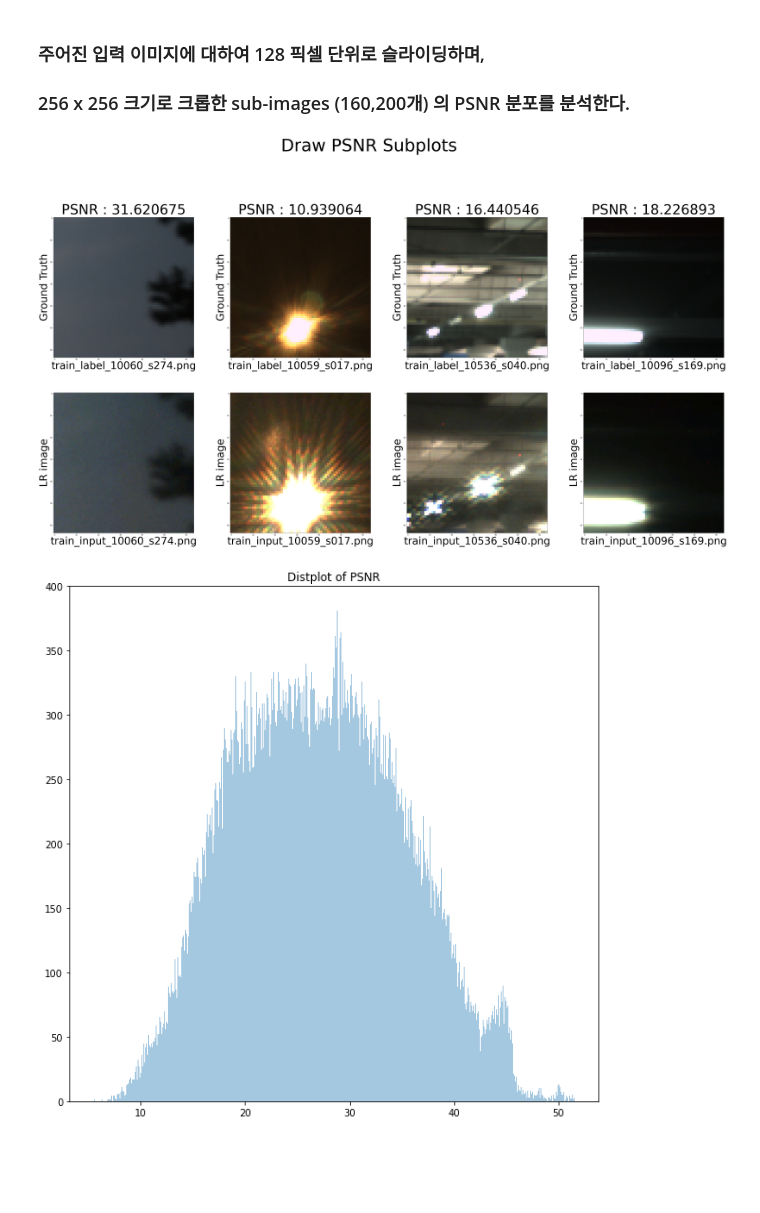
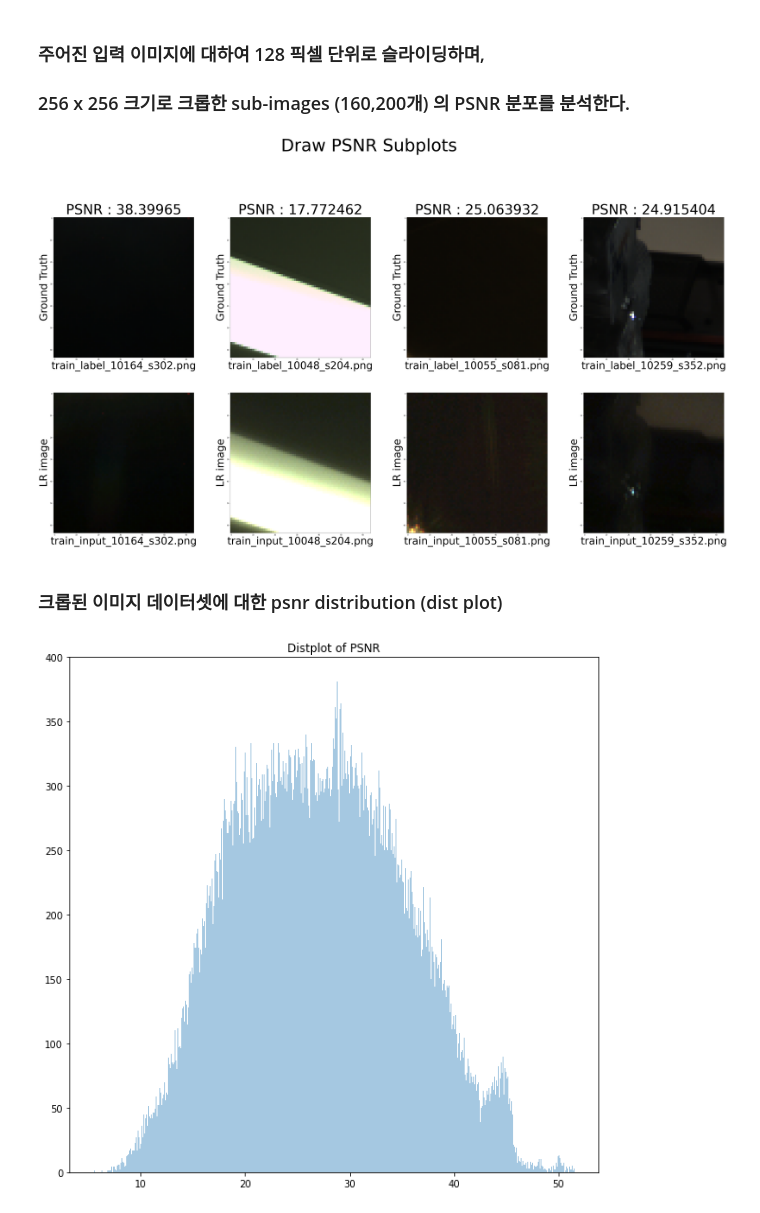
Before and after one commit to HeeHyeonKim/Camera_quality_improvement, a Jupyter notebook: visualize.ipynb, the cells around one changed output. Cells and saved outputs as stored; diff of their text form; code cells hidden in the pictures; blank space fills up the shorter version.

```diff
--- a/visualize.ipynb
+++ b/visualize.ipynb
@@ -14,6 +14,9 @@ import matplotlib.pyplot as plt
 import cv2
 # %%
 def random_img_choice(path, num=4):
+    """
+    데이터셋 내에서 num 개수만큼 랜덤하게 선택하는 함수입니다.
+    """
     txt = open(txt_path,'r')
     lines = txt.readlines()
 
@@ -31,7 +34,9 @@ def random_img_choice(path, num=4):
 
 
 def draw_psnr_subplot(path, img_path,num):
-
+    """
+    데이터셋 내에서 LR 이미지의 GT에 대한 psnr을 plot하는 함수입니다.
+    """
     names_list, psnr_list = random_img_choice(path, num)
 
 
@@ -45,34 +50,36 @@ def draw_psnr_subplot(path, img_path,num):
 
         GT_path = os.path.join(img_path, "train_GT_sub_img/", name)
         LR_path = os.path.join(img_path, "train_LR_sub_img/", new_name)
 
         GT = cv2.imread(GT_path)
         LR = cv2.imread(LR_path)
 
         a = cv2.cvtColor(GT, cv2.COLOR_BGR2RGB)
         a = cv2.resize(a, dsize=(64, 64))
 
         b = cv2.cvtColor(LR, cv2.COLOR_BGR2RGB)
         b = cv2.resize(b, dsize=(64, 64))
 
         ax[0][idx].imshow(a)
         ax[1][idx].imshow(b)
 
         ax[0][idx].set_xlabel(name, fontsize = 60)
         ax[0][idx].set_ylabel('Ground Truth', fontsize = 60)
         ax[0][idx].set_title("PSNR : " + str(psnr_list[idx]), fontsize = 80)
 
         ax[1][idx].set_xlabel(new_name, fontsize = 60)
         ax[1][idx].set_ylabel('LR image', fontsize = 60)
 
     plt.rcParams["figure.figsize"] = (64, 64)
     plt.show()
 
 txt_path = "./PSNR_logs.txt"
 img_path = "./datasets/"
 draw_psnr_subplot(txt_path, img_path, 4)
 # %% [output]
-[figure, old version]
+[figure, new version]
+# %% [markdown]
+### 크롭된 이미지 데이터셋에 대한 psnr distribution (dist plot)
 # %%
 path = "./PSNR_logs.txt"
 write_path = "./PSNR_only.csv"
```
Also changed, not shown: parts of 1 cell of this notebook.
